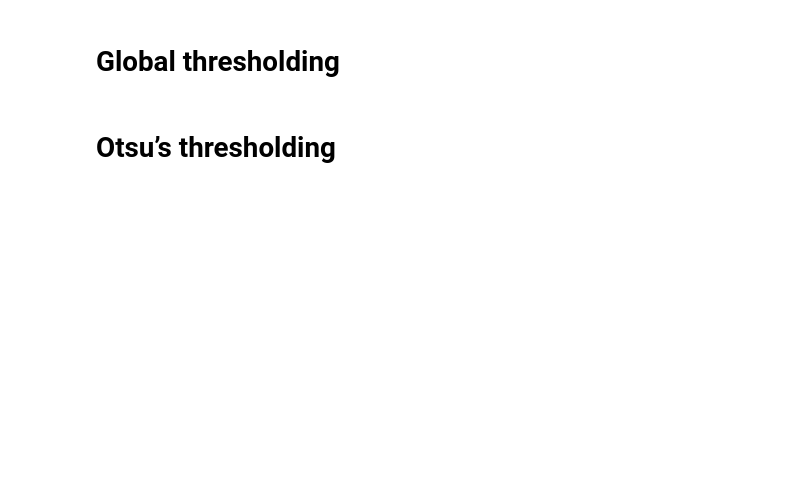
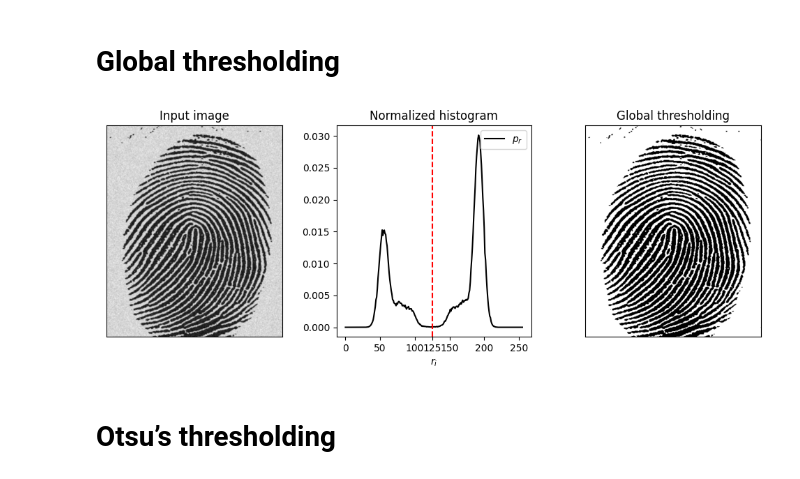
Before and after one commit to ArthurFDLR/Image_Boundaries_Analysis, a Jupyter notebook: Image_Boundaries_Analysis.ipynb, the cells around one changed output. Cells and saved outputs as stored; diff of their text form; code cells hidden in the pictures; blank space fills up the shorter version.

```diff
--- a/Image_Boundaries_Analysis.ipynb
+++ b/Image_Boundaries_Analysis.ipynb
@@ -54,26 +29,28 @@ def basic_global_tresholding(img):
     return (img >= T)*1, T
 # %%
 # Image import
-noisy_fingerprint = cv2.imread('/content/drive/MyDrive/Colab Notebooks/ECE565/noisy_fingerprint.tif',0)
+img = io.imread('https://github.com/ArthurFDLR/Image_Boundaries_Analysis/blob/main/test_images/noisy_fingerprint.tif?raw=True')
 
 # Computation
-noisy_fingerprint_tresholded, treshold = basic_global_tresholding(noisy_fingerprint)
+img_tresholded, treshold = basic_global_tresholding(img)
 
 # Visualization
 fig, axs = plt.subplots(1, 3, figsize=(10,4), dpi=100)
-hist,bins = np.histogram(noisy_fingerprint.flatten(),256,[0,256])
+hist,bins = np.histogram(img.flatten(),256,[0,256])
 axs[0].set_title("Input image")
-axs[0].imshow(noisy_fingerprint, cmap='gray'), axs[0].set_xticks([]), axs[0].set_yticks([])
+axs[0].imshow(img, cmap='gray'), axs[0].set_xticks([]), axs[0].set_yticks([])
 axs[1].set_title("Normalized histogram")
-axs[1].plot(hist/np.prod(noisy_fingerprint.shape), c='k', label=r'$p_r$')
+axs[1].plot(hist/np.prod(img.shape), c='k', label=r'$p_r$')
 axs[1].legend()
 axs[1].set_xlabel(r"$r_i$")
 axs[1].axvline(x=treshold, label='Treshold', c='r', ls='dashed')
 axs[1].set_xticks(list(range(0,255,50)) + [int(treshold)])
 axs[2].set_title("Global thresholding")
-axs[2].imshow(noisy_fingerprint_tresholded, cmap='gray'), axs[2].set_xticks([]), axs[2].set_yticks([])
+axs[2].imshow(img_tresholded, cmap='gray'), axs[2].set_xticks([]), axs[2].set_yticks([])
 fig.tight_layout()
 fig.show()
+# %% [output]
+[figure, added]
 # %% [markdown]
 # Otsu’s thresholding
 # %%
```
Also changed, not shown: parts of 7 cells of this notebook.
